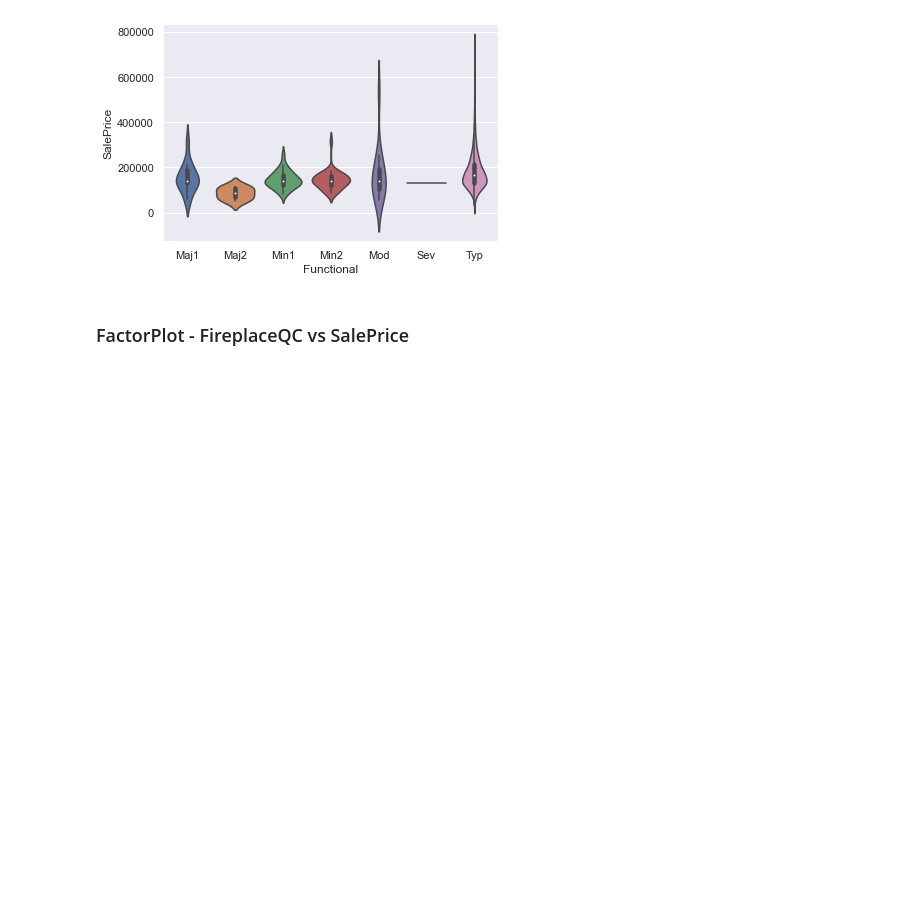
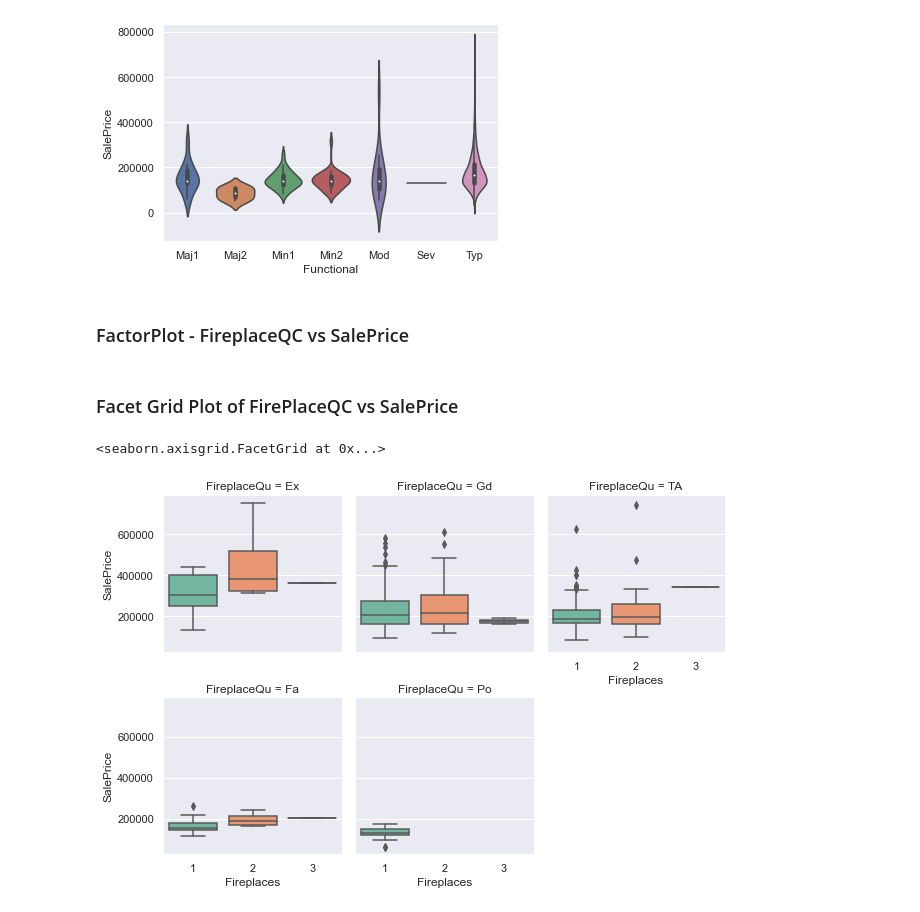
Before and after one commit to KamiLimu1/Data_Science2022, a Jupyter notebook: TutorialOnExplanatoryDataAnalysis.ipynb, the cells around one changed output. Drawn from its saved outputs; the diff is of its cells as text; code cells hidden in the pictures; blank space fills up the shorter version.

Commit message:
Facet grid plot of Fireplace QC vs SalePrice

```diff
--- a/TutorialOnExplanatoryDataAnalysis.ipynb
+++ b/TutorialOnExplanatoryDataAnalysis.ipynb
@@ -354,3 +354,11 @@ sns.violinplot('Functional', 'SalePrice', data = train)
 ### FactorPlot - FireplaceQC vs SalePrice
 # %%
 sns.factorplot('FireplaceQu', 'SalePrice', data = train, color = 'm', estimator = np.median, order = ['Ex', 'Gd', 'TA', 'Fa', 'Po'], size = 4.5,  aspect=1.35)
+# %% [markdown]
+### Facet Grid Plot of FirePlaceQC vs SalePrice
+# %%
+g = sns.FacetGrid(train, col = 'FireplaceQu', col_wrap = 3, col_order=['Ex', 'Gd', 'TA', 'Fa', 'Po'])
+g.map(sns.boxplot, 'Fireplaces', 'SalePrice', order = [1, 2, 3], palette = 'Set2')
+# %% [output]
+<seaborn.axisgrid.FacetGrid at 0x...>
+[figure, added]
```
